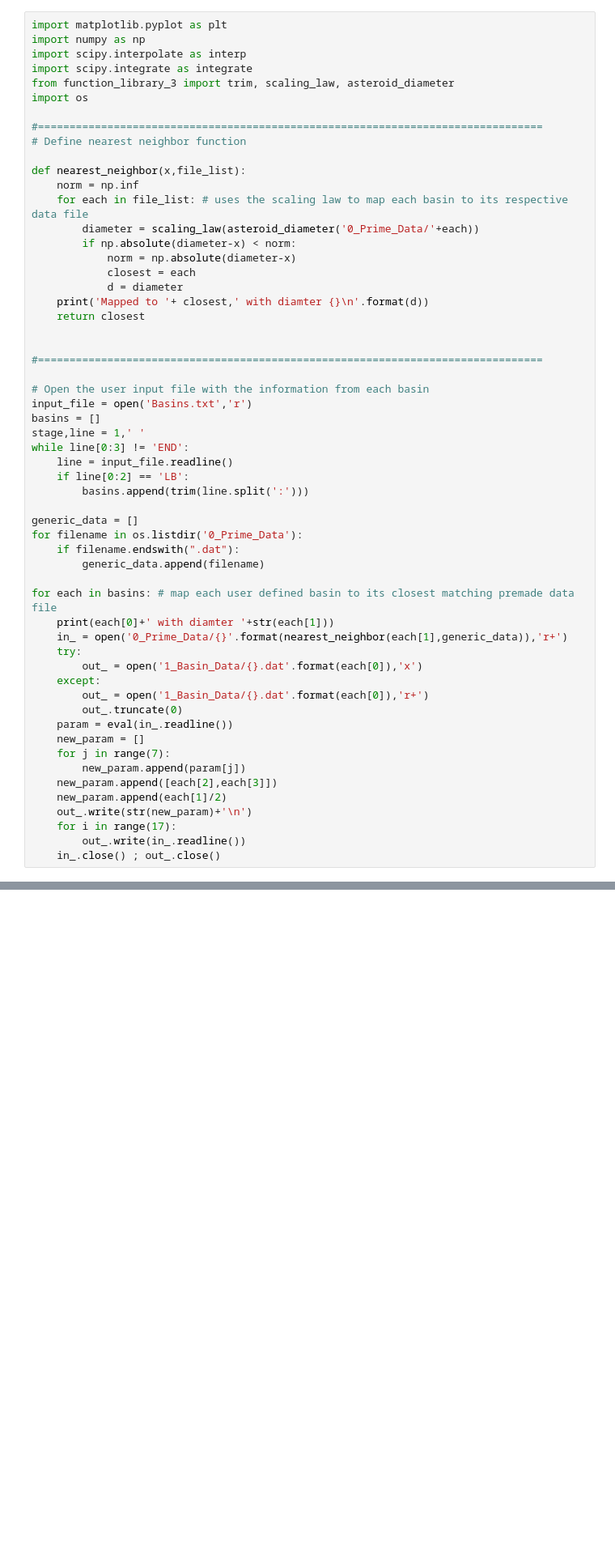
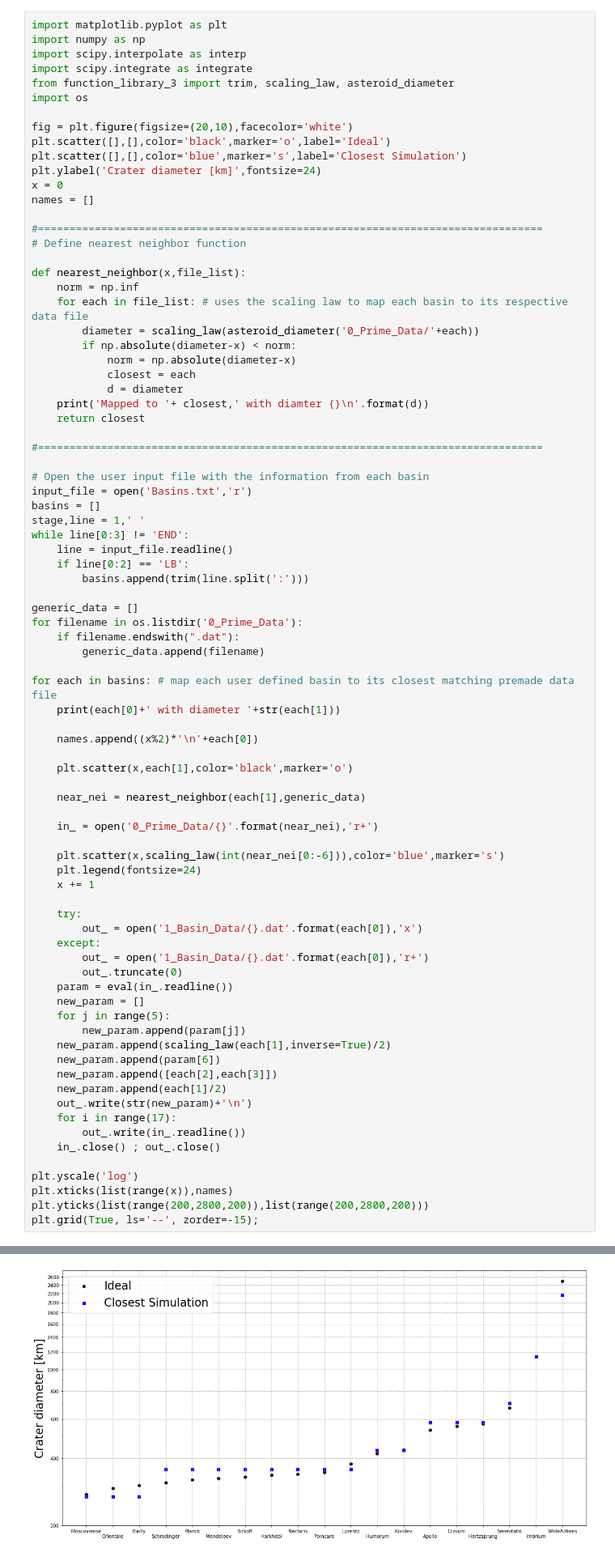
Before and after one commit to SorenHelhoski/Combined-Distributions, a Jupyter notebook: 1_Basin_Map.ipynb, the cells around one changed output, grey strips where cells are left out. Shown: that part at 81% size. Drawn from its saved outputs; the diff is of its cells as text; blank space fills up the shorter version.

```diff
--- a/1_Basin_Map.ipynb
+++ b/1_Basin_Map.ipynb
@@ -5,6 +5,13 @@ import scipy.interpolate as interp
 import scipy.integrate as integrate
 from function_library_3 import trim, scaling_law, asteroid_diameter
 import os
+
+fig = plt.figure(figsize=(20,10),facecolor='white')
+plt.scatter([],[],color='black',marker='o',label='Ideal')
+plt.scatter([],[],color='blue',marker='s',label='Closest Simulation')
+plt.ylabel('Crater diameter [km]',fontsize=24)
+x = 0
+names = []
 
 #================================================================================
 # Define nearest neighbor function
@@ -19,7 +26,6 @@ def nearest_neighbor(x,file_list):
             d = diameter
     print('Mapped to '+ closest,' with diamter {}\n'.format(d))
     return closest
-
 
 #================================================================================
 
@@ -38,8 +44,20 @@ for filename in os.listdir('0_Prime_Data'):
         generic_data.append(filename)
 
 for each in basins: # map each user defined basin to its closest matching premade data file
-    print(each[0]+' with diamter '+str(each[1]))
-    in_ = open('0_Prime_Data/{}'.format(nearest_neighbor(each[1],generic_data)),'r+')
+    print(each[0]+' with diameter '+str(each[1]))
+
+    names.append((x%2)*'\n'+each[0])
+
+    plt.scatter(x,each[1],color='black',marker='o')
+
+    near_nei = nearest_neighbor(each[1],generic_data)
+
+    in_ = open('0_Prime_Data/{}'.format(near_nei),'r+')
+
+    plt.scatter(x,scaling_law(int(near_nei[0:-6])),color='blue',marker='s')
+    plt.legend(fontsize=24)
+    x += 1
+
     try:
         out_ = open('1_Basin_Data/{}.dat'.format(each[0]),'x')
     except:
@@ -47,12 +65,19 @@ for each in basins: # map each user defined basin to its closest matching premad
         out_.truncate(0)
     param = eval(in_.readline())
     new_param = []
-    for j in range(7):
+    for j in range(5):
         new_param.append(param[j])
+    new_param.append(scaling_law(each[1],inverse=True)/2)
+    new_param.append(param[6])
     new_param.append([each[2],each[3]])
     new_param.append(each[1]/2)
     out_.write(str(new_param)+'\n')
     for i in range(17):
         out_.write(in_.readline())
     in_.close() ; out_.close()
+
+plt.yscale('log')
+plt.xticks(list(range(x)),names)
+plt.yticks(list(range(200,2800,200)),list(range(200,2800,200)))
+plt.grid(True, ls='--', zorder=-15);
 # %% [output]
@@ -76,3 +101,4 @@ Mapped to 200km.dat  with diamter 2374.4237385361
+[figure, added]
 # %%
 R_planet = 1750
 
```
Also changed, not shown: parts of 2 cells of this notebook, 2 other files.
